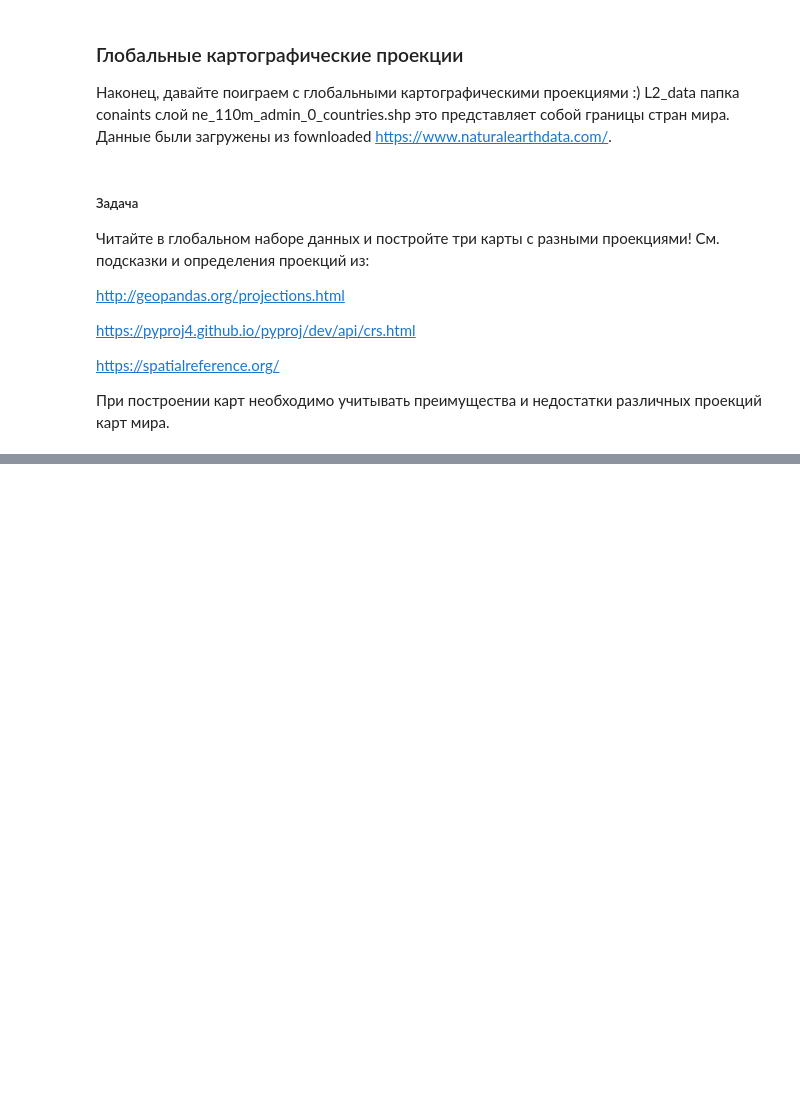
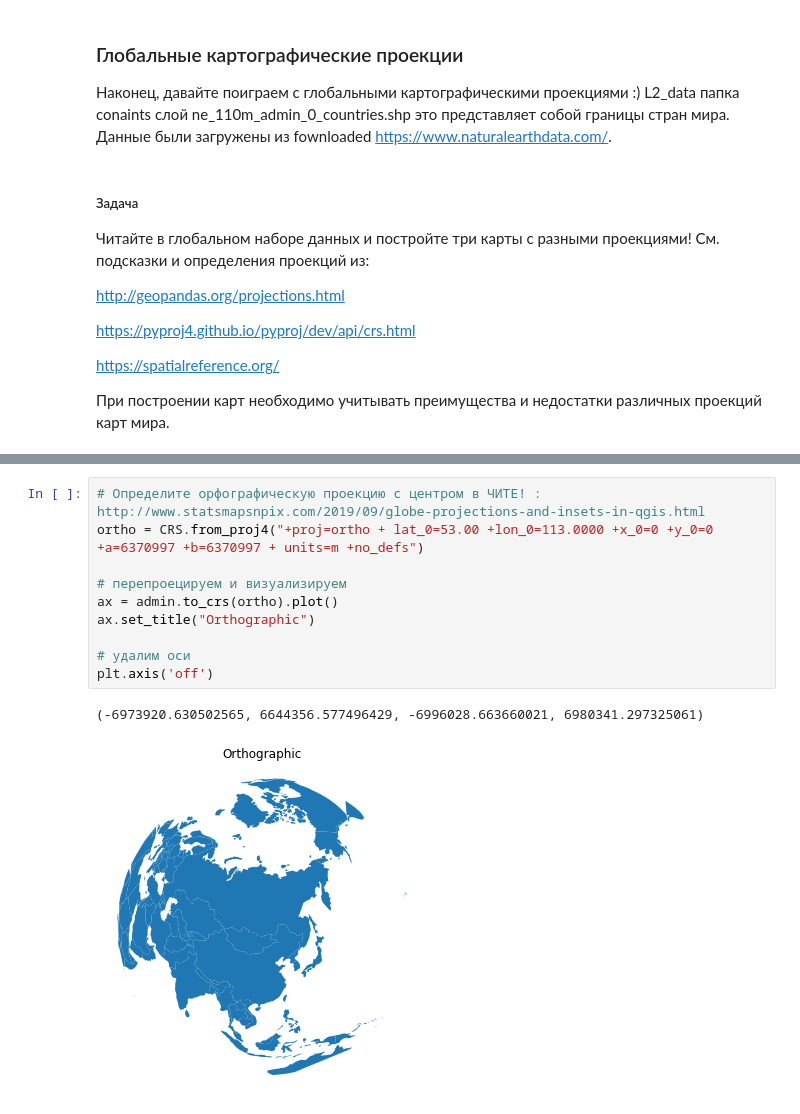
Before and after one commit to mongoy/AutoGISproc, a Jupyter notebook: LES_2/lesson2_2.ipynb, the cells around one changed output, grey strips where cells are left out. Drawn from its saved outputs; the diff is of its cells as text; blank space fills up the shorter version.

```diff
--- a/LES_2/lesson2_2.ipynb
+++ b/LES_2/lesson2_2.ipynb
@@ -348,0 +417,13 @@ fp = "L2_data/ne_110m_admin_0_countries/ne_110m_admin_0_countries.
+# %%
+# Определите орфографическую проекцию с центром в ЧИТЕ! : http://www.statsmapsnpix.com/2019/09/globe-projections-and-insets-in-qgis.html
+ortho = CRS.from_proj4("+proj=ortho + lat_0=53.00 +lon_0=113.0000 +x_0=0 +y_0=0 +a=6370997 +b=6370997 + units=m +no_defs")
+
+# перепроецируем и визуализируем
+ax = admin.to_crs(ortho).plot()
+ax.set_title("Orthographic")
+
+# удалим оси
+plt.axis('off')
+# %% [output]
+(-6973920.630502565, 6644356.577496429, -6996028.663660021, 6980341.297325061)
+[figure, added]
```
Also changed, not shown: parts of 7 cells of this notebook, 8 other files.
